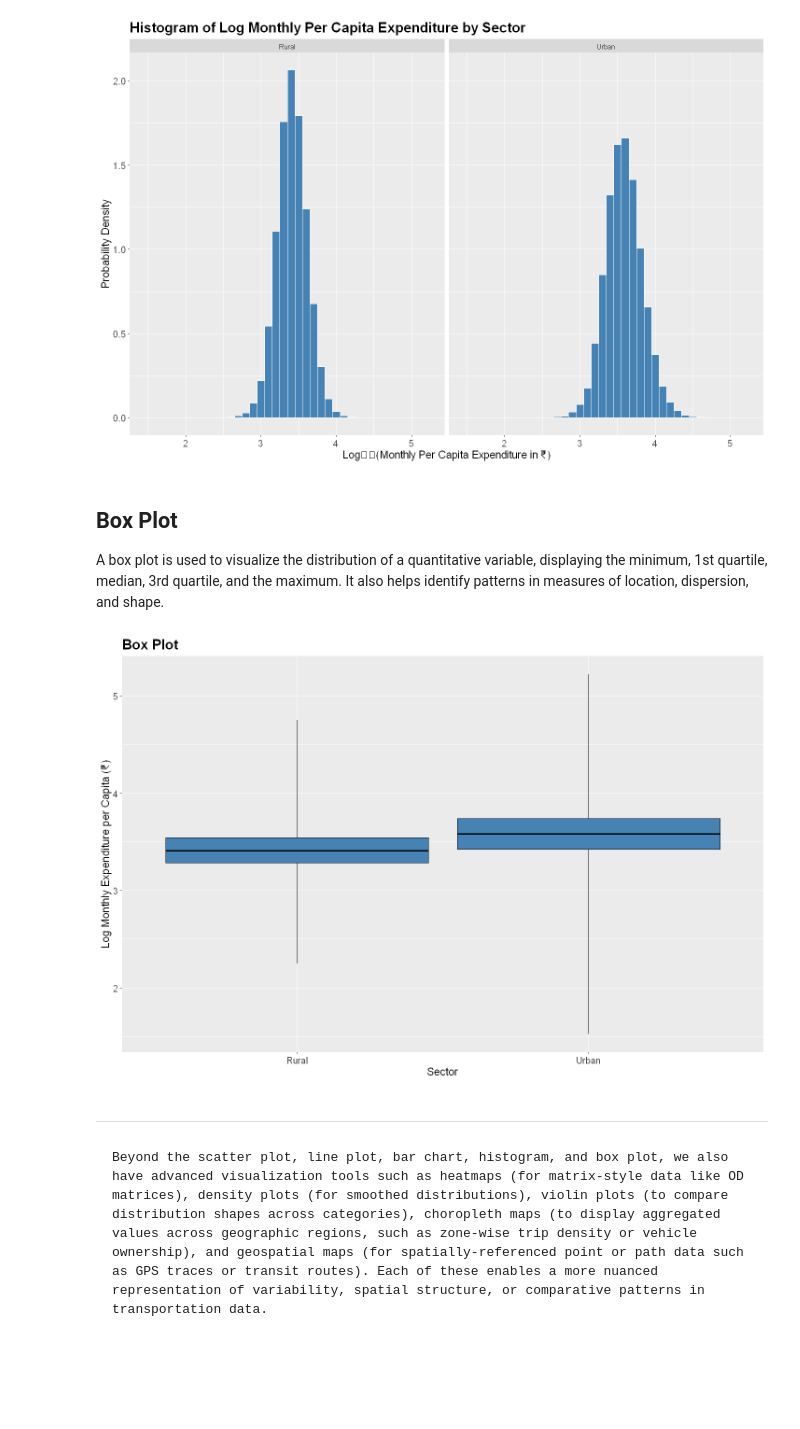
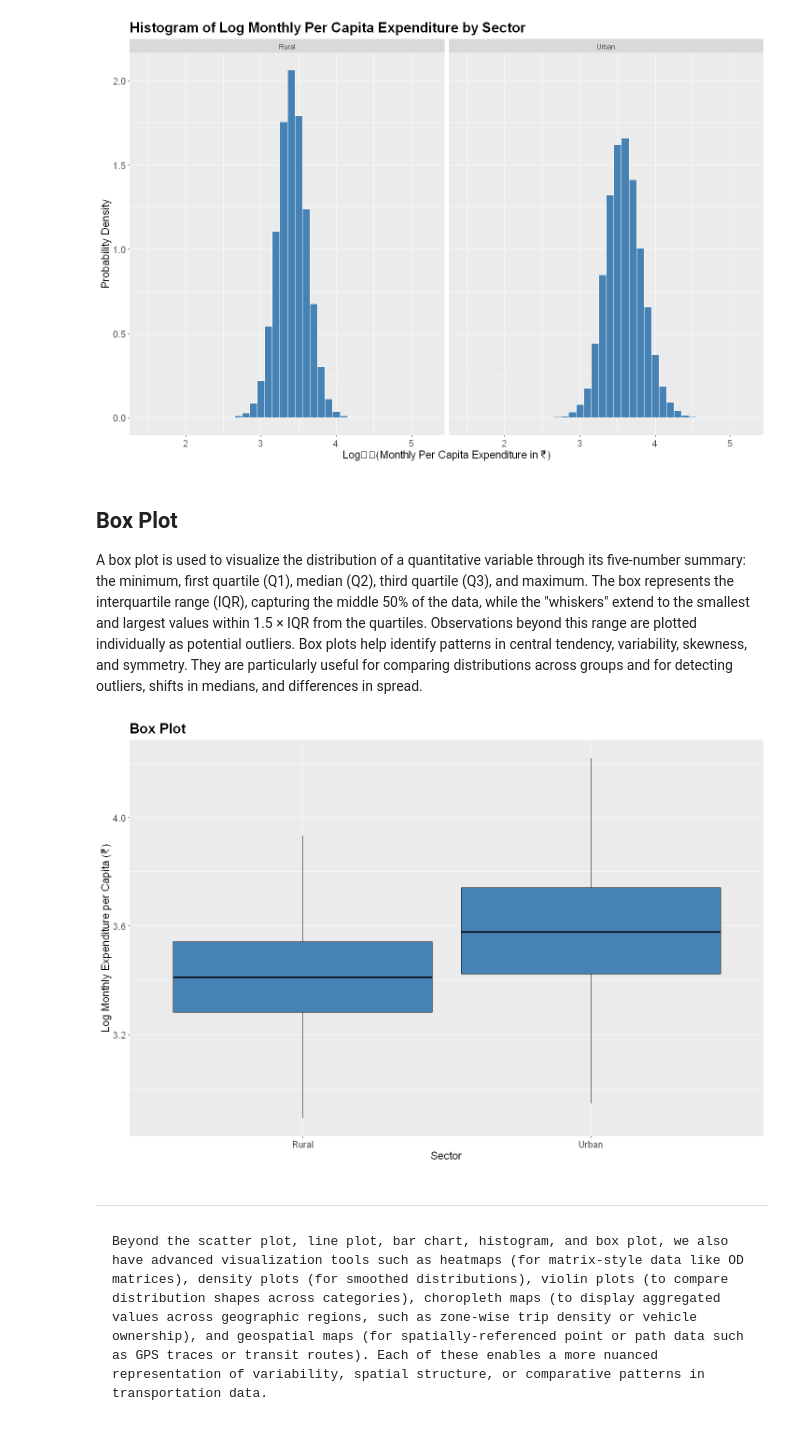
Before and after one commit to anmpahwa/CE5540, a Jupyter notebook: book/content/lecture_16.ipynb, the cells around one changed output. Saved outputs shown, nothing was run; the diff lists cells and outputs as text; code cells hidden in the pictures; blank space fills up the shorter version.

```diff
--- a/book/content/lecture_16.ipynb
+++ b/book/content/lecture_16.ipynb
@@ -143,45 +144,46 @@ ggplot(data, aes(x = log10(total_expenditure / household_size), y = ..density..)
 [figure]
 # %% [markdown]
 ## Box Plot
-A box plot is used to visualize the distribution of a quantitative variable, displaying the minimum, 1st quartile, median, 3rd quartile, and the maximum. It also helps identify patterns in measures of location, dispersion, and shape.
+
+A box plot is used to visualize the distribution of a quantitative variable through its five-number summary: the minimum, first quartile (Q1), median (Q2), third quartile (Q3), and maximum. The box represents the interquartile range (IQR), capturing the middle 50% of the data, while the "whiskers" extend to the smallest and largest values within 1.5 × IQR from the quartiles. Observations beyond this range are plotted individually as potential outliers. Box plots help identify patterns in central tendency, variability, skewness, and symmetry. They are particularly useful for comparing distributions across groups and for detecting outliers, shifts in medians, and differences in spread.
 # %%
 # Compute boxplot stats (min, Q1, median, Q3, max)
 df <- data %>%
   group_by(sector) %>%
   summarise(
-    min = min(log10(total_expenditure / household_size), na.rm = TRUE),
+    min = quantile(log10(total_expenditure / household_size), 0.25, na.rm = TRUE) - 1.5 * (quantile(log10(total_expenditure / household_size), 0.75, na.rm = TRUE) - quantile(log10(total_expenditure / household_size), 0.25, na.rm = TRUE)),
     lower = quantile(log10(total_expenditure / household_size), 0.25, na.rm = TRUE),
     middle = median(log10(total_expenditure / household_size), na.rm = TRUE),
     upper = quantile(log10(total_expenditure / household_size), 0.75, na.rm = TRUE),
-    max = max(log10(total_expenditure / household_size), na.rm = TRUE)
+    max = quantile(log10(total_expenditure / household_size), 0.75, na.rm = TRUE) + 1.5 * (quantile(log10(total_expenditure / household_size), 0.75, na.rm = TRUE) - quantile(log10(total_expenditure / household_size), 0.25, na.rm = TRUE))
   )
 
 # Create box plot
 ggplot(df, aes(x = recode(factor(sector), `1` = "Rural", `2` = "Urban"))) +
   geom_boxplot(
     aes(
       min = min,
       lower = lower,
       middle = middle,
       upper = upper,
       max = max
     ),
     stat = "identity",
     fill = "steelblue",
     color = "black"
   ) +
   labs(
     title = "Box Plot",
     x = "Sector",
     y = "Log Monthly Expenditure per Capita (₹)"
   ) +
   theme(
     plot.title = element_text(size = 18, face = "bold"),
     axis.title = element_text(size = 14),
     axis.text = element_text(size = 12)
   )
 # %% [output]
-[figure, old version]
+[figure, new version]
 # %% [markdown]
 
 ---
```
Also changed, not shown: parts of 4 cells of this notebook.
